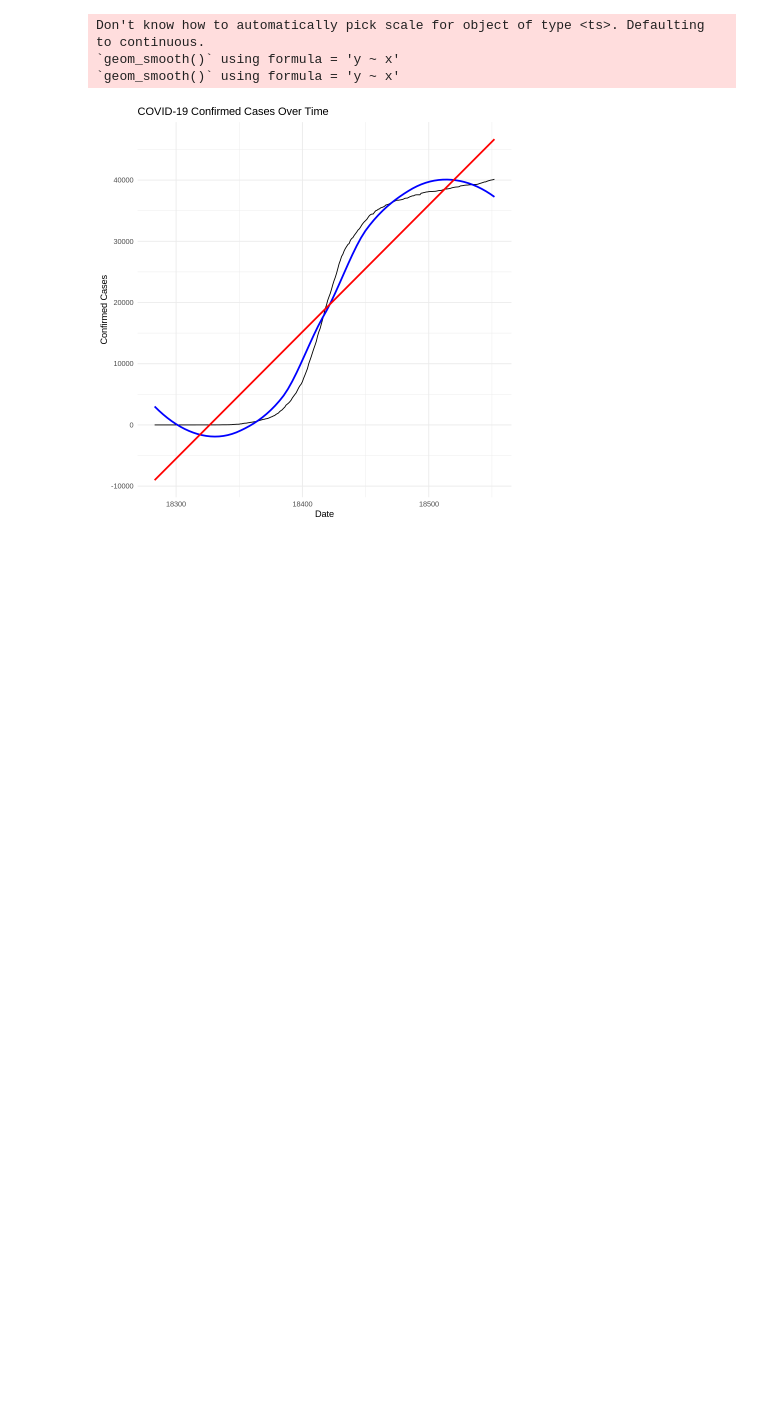
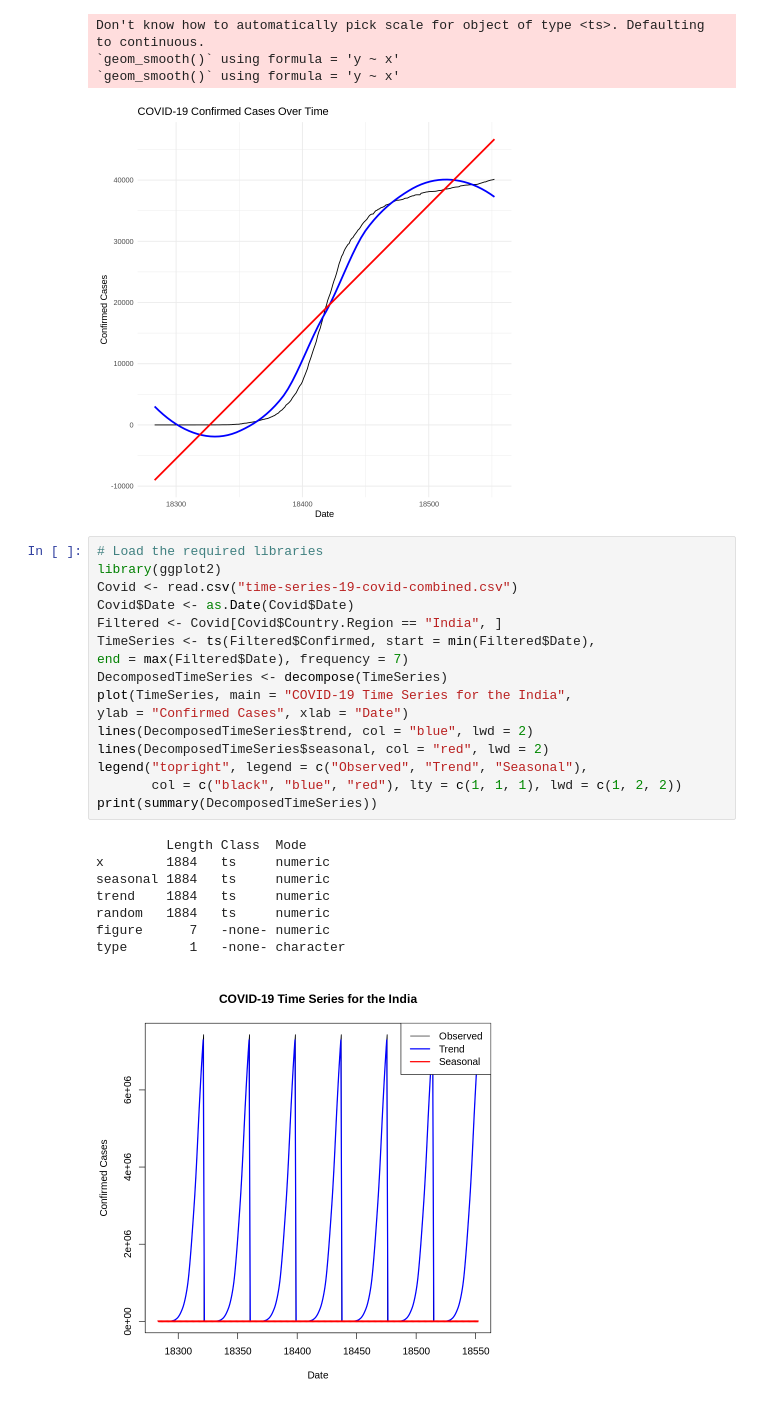
Before and after one commit to ReVuz/R_programming, a Jupyter notebook: timeSeries.ipynb, the cells around one changed output. Saved outputs shown, nothing was run; the diff lists cells and outputs as text; blank space fills up the shorter version.

```diff
--- a/timeSeries.ipynb
+++ b/timeSeries.ipynb
@@ -101,3 +103,28 @@ to continuous.
 `geom_smooth()` using formula = 'y ~ x'
 `geom_smooth()` using formula = 'y ~ x'
 [figure]
+# %%
+# Load the required libraries
+library(ggplot2)
+Covid <- read.csv("time-series-19-covid-combined.csv")
+Covid$Date <- as.Date(Covid$Date)
+Filtered <- Covid[Covid$Country.Region == "India", ]
+TimeSeries <- ts(Filtered$Confirmed, start = min(Filtered$Date),
+end = max(Filtered$Date), frequency = 7)
+DecomposedTimeSeries <- decompose(TimeSeries)
+plot(TimeSeries, main = "COVID-19 Time Series for the India",
+ylab = "Confirmed Cases", xlab = "Date")
+lines(DecomposedTimeSeries$trend, col = "blue", lwd = 2)
+lines(DecomposedTimeSeries$seasonal, col = "red", lwd = 2)
+legend("topright", legend = c("Observed", "Trend", "Seasonal"),
+       col = c("black", "blue", "red"), lty = c(1, 1, 1), lwd = c(1, 2, 2))
+print(summary(DecomposedTimeSeries))
+# %% [output]
+         Length Class  Mode
+x        1884   ts     numeric
+seasonal 1884   ts     numeric
+trend    1884   ts     numeric
+random   1884   ts     numeric
+figure      7   -none- numeric
+type        1   -none- character
+[figure, added]
```
Also changed, not shown: parts of 2 cells of this notebook.
